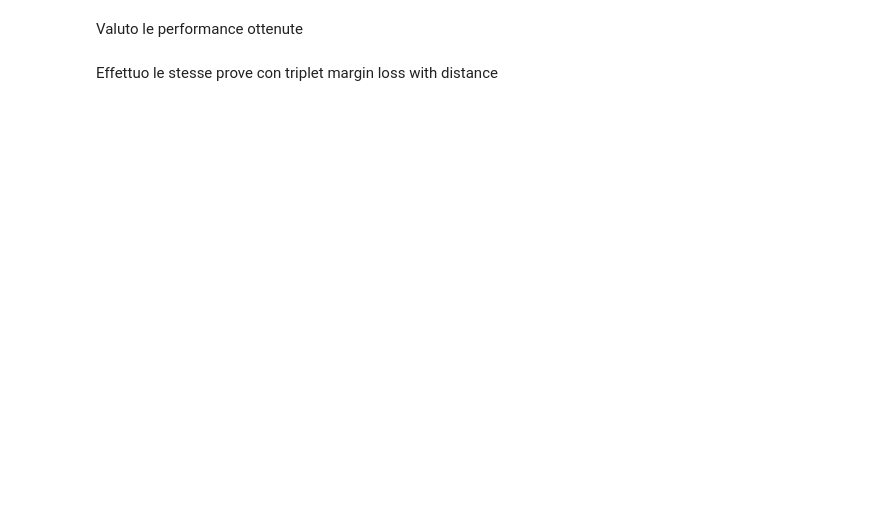
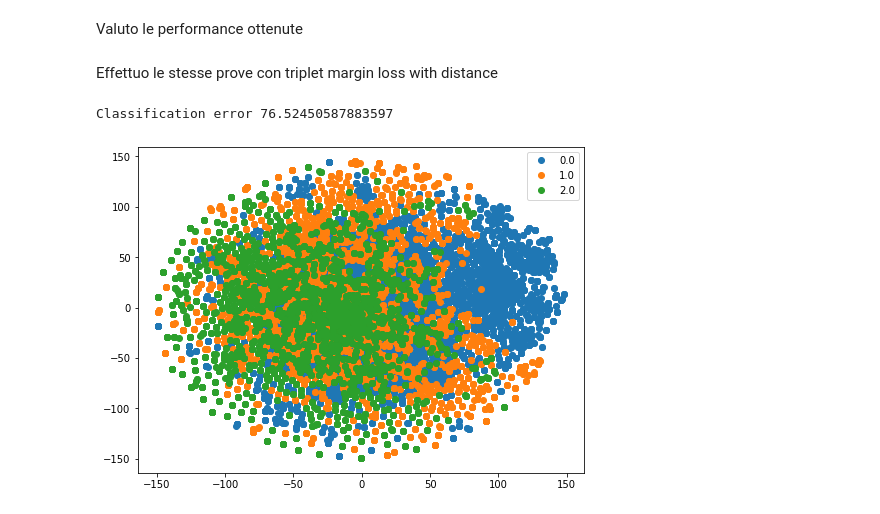
Before and after one commit to khalld/deep-learning, a Jupyter notebook: main.ipynb, the cells around one changed output. Saved outputs shown, nothing was run; the diff lists cells and outputs as text; code cells hidden in the pictures; blank space fills up the shorter version.

```diff
--- a/main.ipynb
+++ b/main.ipynb
@@ -133,3 +151,6 @@ Effettuo le stesse prove con triplet margin loss with distance
 # %%
-evaluating_performance(tripletNetwork_tmwdl, dm, data_batch_size)
+evaluating_performance(tripletNetwork_tmwdl, dm)
+# %% [output]
+Classification error 76.52450587883597
+[figure, added]
 # %%
```
Also changed, not shown: parts of 6 cells of this notebook, 6 other files.
